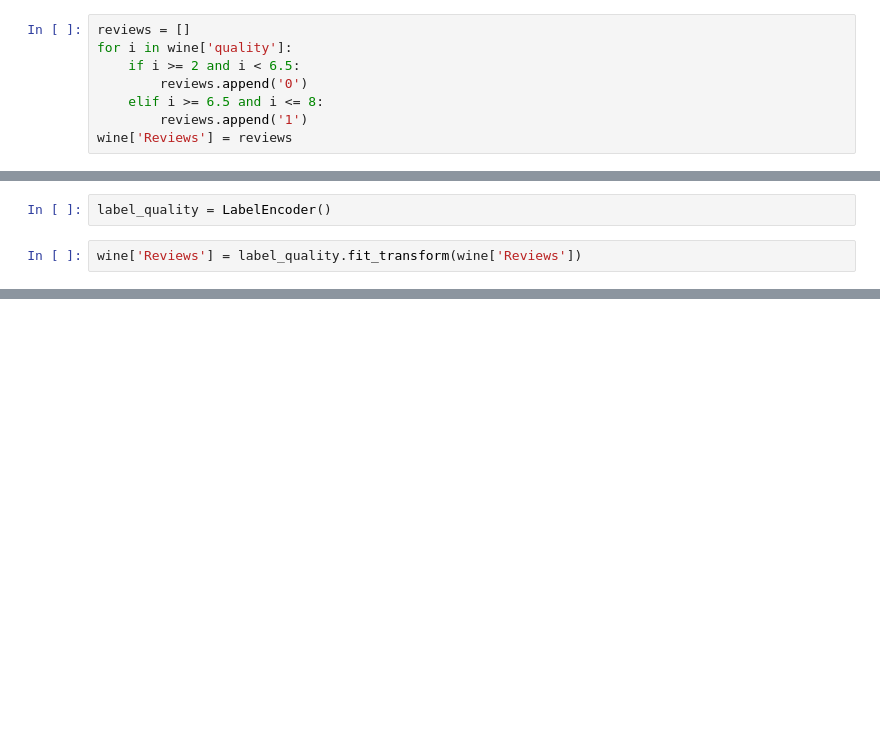
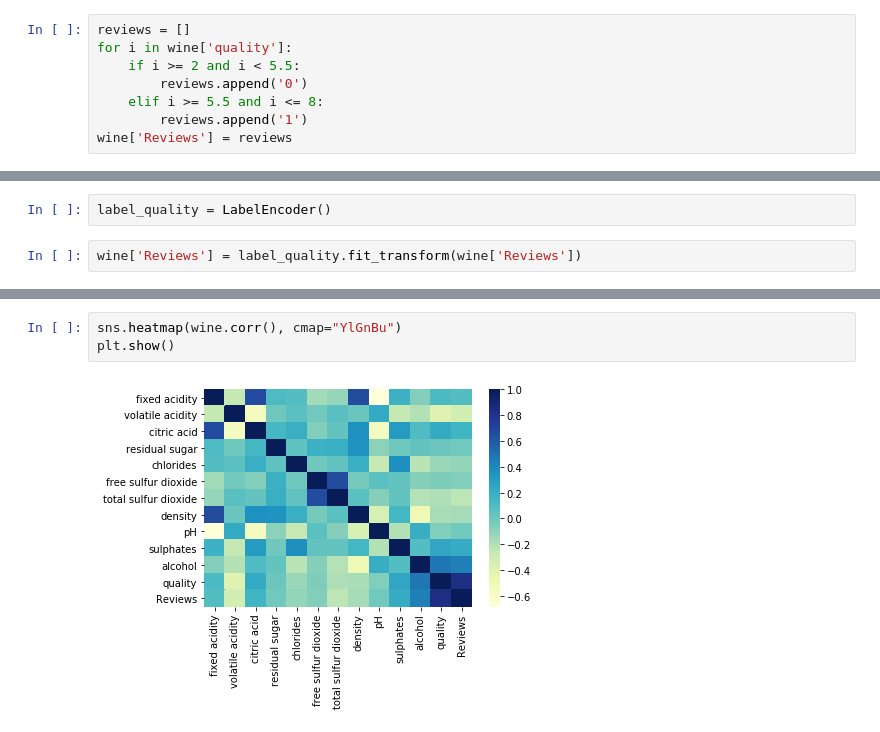
Before and after one commit to maja-switaj/Machine-learning, a Jupyter notebook: Wine prediction/Quality wine prediction.ipynb, the cells around one changed output, grey strips where cells are left out. Saved outputs shown, nothing was run; the diff lists cells and outputs as text; blank space fills up the shorter version.

```diff
--- a/Wine prediction/Quality wine prediction.ipynb
+++ b/Wine prediction/Quality wine prediction.ipynb
@@ -46,9 +66,9 @@ sns.barplot(x = 'quality', y = 'volatile acidity', data = wine)
 # %%
 reviews = []
 for i in wine['quality']:
-    if i >= 2 and i < 6.5:
+    if i >= 2 and i < 5.5:
         reviews.append('0')
-    elif i >= 6.5 and i <= 8:
+    elif i >= 5.5 and i <= 8:
         reviews.append('1')
 wine['Reviews'] = reviews
 # %%
@@ -64,0 +95,5 @@ sns.countplot(wine['Reviews'])
+# %%
+sns.heatmap(wine.corr(), cmap="YlGnBu")
+plt.show()
+# %% [output]
+[figure, added]
```
Also changed, not shown: parts of 28 cells of this notebook.
